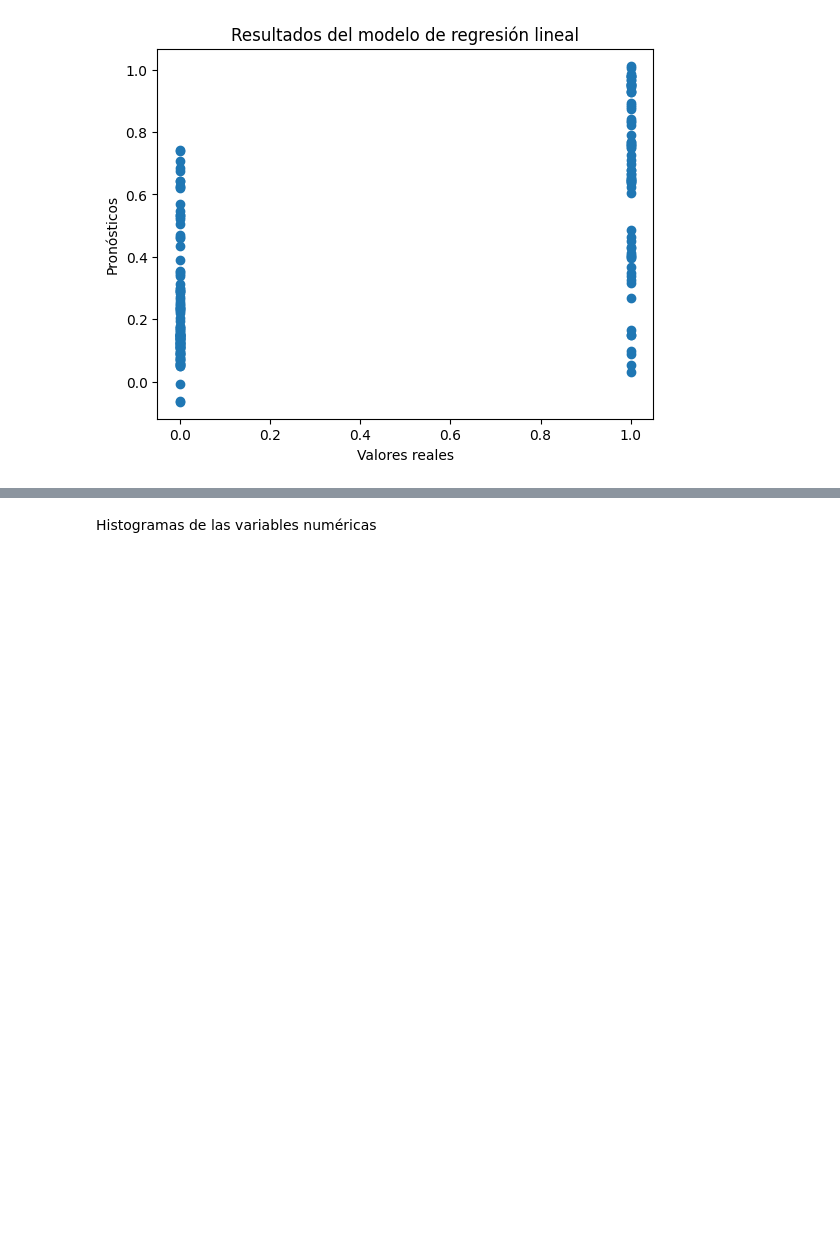
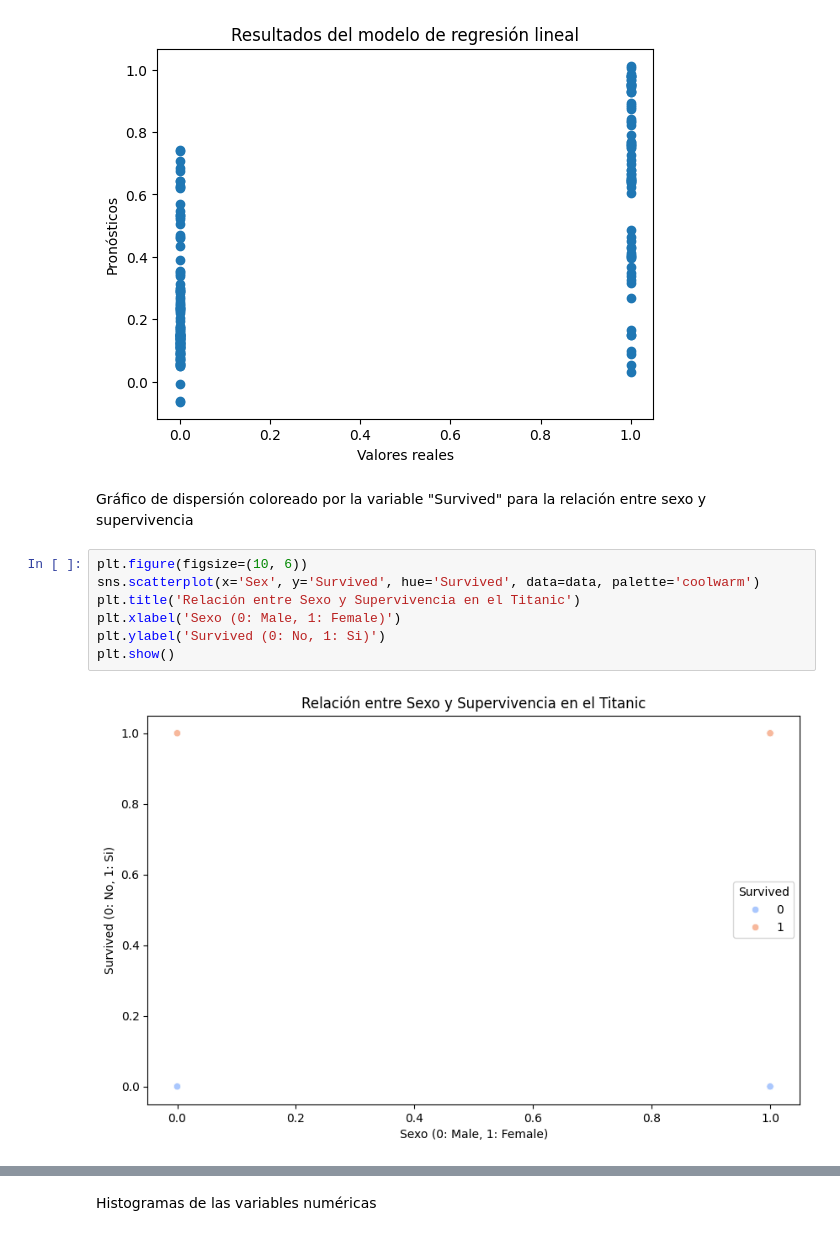
Before and after one commit to richardfox528/DataAnalysisLinearRegression, a Jupyter notebook: Titanic.ipynb, the cells around one changed output, grey strips where cells are left out. Saved outputs shown, nothing was run; the diff lists cells and outputs as text; blank space fills up the shorter version.

Commit message:
New graphics

```diff
--- a/Titanic.ipynb
+++ b/Titanic.ipynb
@@ -227,3 +227,14 @@ plt.title("Resultados del modelo de regresión lineal")
 plt.show()
 # %% [output]
 [figure]
+# %% [markdown]
+Gráfico de dispersión coloreado por la variable "Survived" para la relación entre sexo y supervivencia
+# %%
+plt.figure(figsize=(10, 6))
+sns.scatterplot(x='Sex', y='Survived', hue='Survived', data=data, palette='coolwarm')
+plt.title('Relación entre Sexo y Supervivencia en el Titanic')
+plt.xlabel('Sexo (0: Male, 1: Female)')
+plt.ylabel('Survived (0: No, 1: Si)')
+plt.show()
+# %% [output]
+[figure, added]
```
Also changed, not shown: parts of 4 cells of this notebook.
